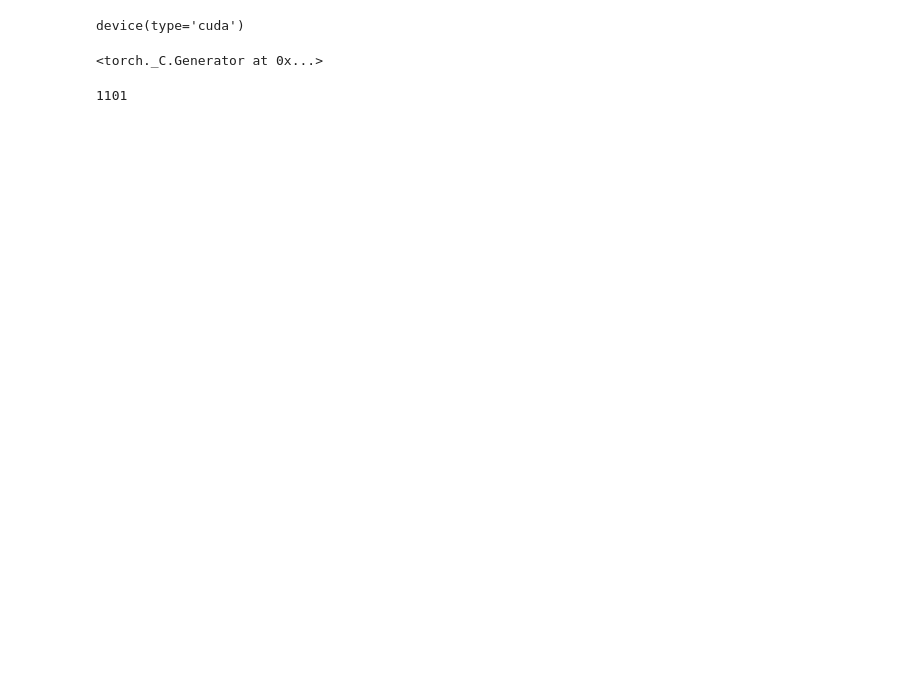
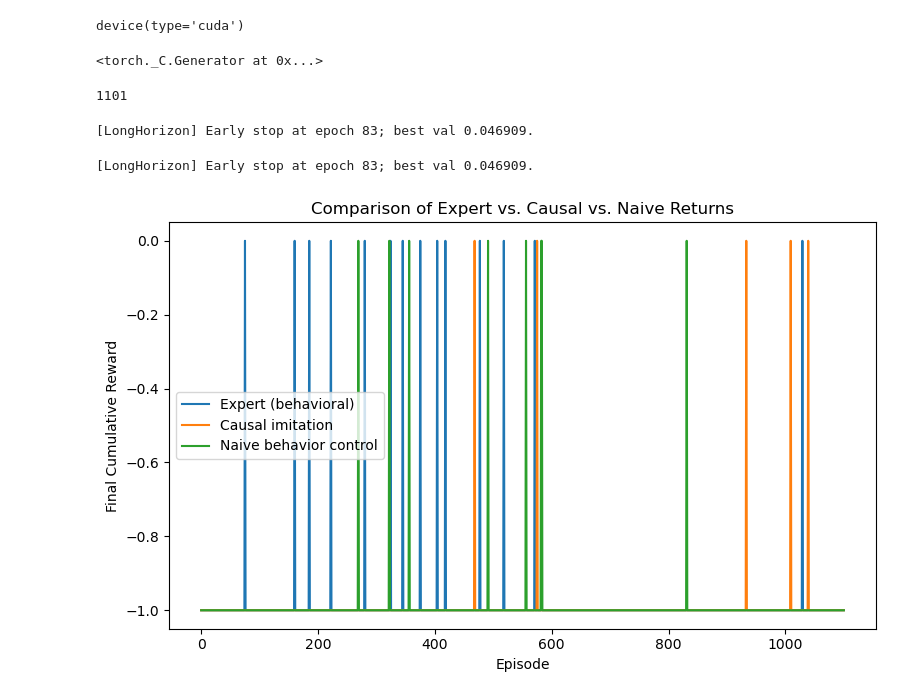
Before and after one commit to CausalAILab/Causal-RL, a Jupyter notebook: examples/imitation/test_antmaze_imitation.ipynb, the cells around one changed output. Drawn from its saved outputs; the diff is of its cells as text; code cells hidden in the pictures; blank space fills up the shorter version.

```diff
--- a/examples/imitation/test_antmaze_imitation.ipynb
+++ b/examples/imitation/test_antmaze_imitation.ipynb
@@ -91,26 +76,70 @@ naive_policies = train_policies(env, records, naive_Z_sets, lr=3e-4, batch_size=
+# %%
+causal_model, causal_slots, causal_Z_trim = train_single_policy_long_horizon(
+    records,
+    Z_sets,
+    dims=dims,
+    include_vars=obs_prefix,
+    lookback=lookback,
+    continuous=True,
+    num_actions = env.action_space.shape[0],
+    hidden_dim=hidden_size,
+    lr=lr,
+    batch_size=batch_size,
+    patience=patience,
+    device=device,
+    seed=seed
+)
+
+causal_policy = shared_policy_fn_long_horizon(causal_model, causal_slots, causal_Z_trim, continuous=True, device=device)
+causal_policies = make_shared_policy_dict(causal_policy)
+# %% [output]
+[LongHorizon] Early stop at epoch 83; best val 0.046909.
+# %%
+naive_model, naive_slots, naive_Z_trim = train_single_policy_long_horizon(
+    records,
+    Z_sets,
+    dims=dims,
+    include_vars=obs_prefix,
+    lookback=lookback,
+    continuous=True,
+    num_actions = env.action_space.shape[0],
+    hidden_dim=hidden_size,
+    lr=lr,
+    batch_size=batch_size,
+    patience=patience,
+    device=device,
+    seed=seed
+)
+
+naive_policy = shared_policy_fn_long_horizon(naive_model, naive_slots, naive_Z_trim, continuous=True, device=device)
+naive_policies = make_shared_policy_dict(naive_policy)
+# %% [output]
+[LongHorizon] Early stop at epoch 83; best val 0.046909.
 # %%
 episode_rewards = defaultdict(float)
 for rec in records:
     ep = rec['episode']
     episode_rewards[ep] = rec['info']['Y'][-1]
 
 num_eps = len(episode_rewards)
 
 expert_rewards = [episode_rewards[e] for e in range(num_eps)]
 
-causal_returns = eval_policy(env, causal_policies, num_episodes=num_eps, seed=seed, device=device)
-naive_returns = eval_policy(env, naive_policies, num_episodes=num_eps, seed=seed, device=device)
+causal_returns = eval_policy(env, causal_policies, num_episodes=num_eps, seed=seed)
+naive_returns = eval_policy(env, naive_policies, num_episodes=num_eps, seed=seed)
 
 causal_rewards = [ep['Y'][-1] for ep in causal_returns]
 naive_rewards = [ep['Y'][-1] for ep in naive_returns]
 
 plt.figure(figsize=(8,5))
 plt.plot(expert_rewards, label='Expert (behavioral)')
 plt.plot(causal_rewards, label='Causal imitation')
 plt.plot(naive_rewards, label='Naive behavior control')
 plt.xlabel('Episode')
 plt.ylabel('Final Cumulative Reward')
 plt.title('Comparison of Expert vs. Causal vs. Naive Returns')
 plt.legend()
 plt.tight_layout()
 plt.show()
+# %% [output]
+[figure, added]
```
Also changed, not shown: parts of 19 cells of this notebook, 2 other files.
